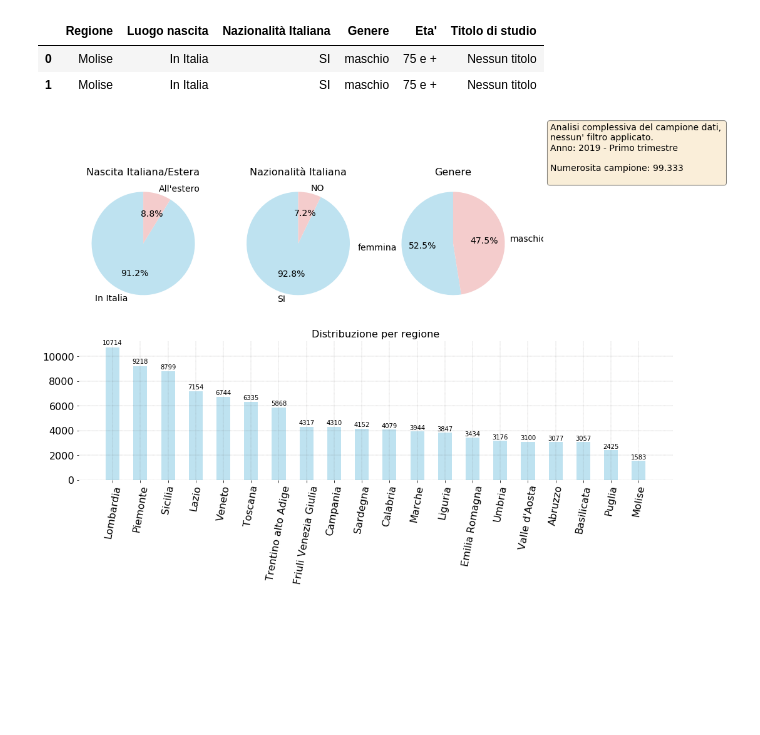
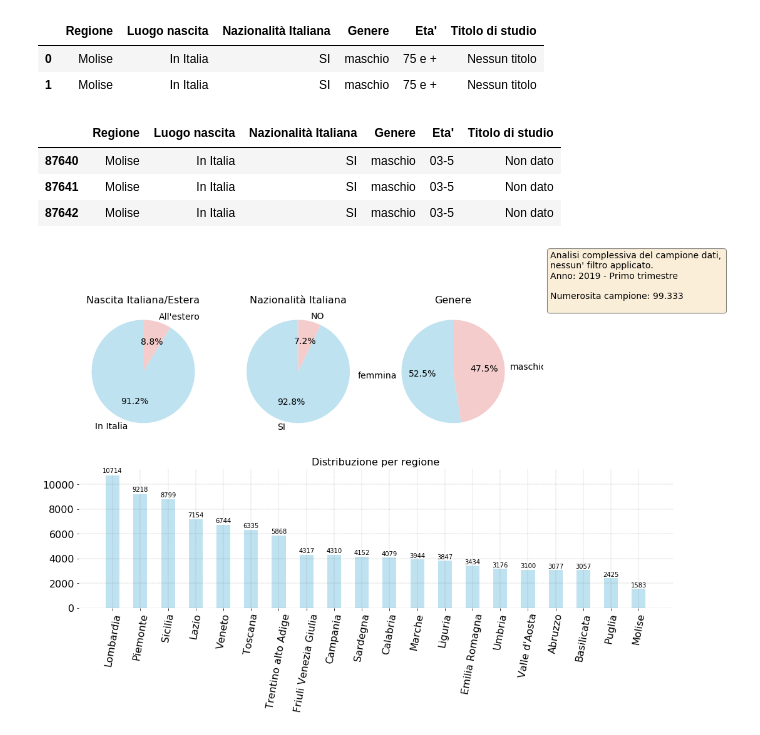
Before and after one commit to p-giovanni/ForzaLavoro, a Jupyter notebook: notebook/ForzaLavoro.ipynb, the cells around one changed output. Drawn from its saved outputs; the diff is of its cells as text; code cells hidden in the pictures; blank space fills up the shorter version.

```diff
--- a/notebook/ForzaLavoro.ipynb
+++ b/notebook/ForzaLavoro.ipynb
@@ -148,6 +166,15 @@ df_red.head(2)
 |  | Regione | Luogo nascita | Nazionalità Italiana | Genere | Eta' | Titolo di studio |
 | 0 | Molise | In Italia | SI | maschio | 75 e + | Nessun titolo |
 | 1 | Molise | In Italia | SI | maschio | 75 e + | Nessun titolo |
+# %%
+#mask = df_red["ETAM"].isin(["00"  ,"03"   ,"06"    ,"11"])
+mask = df_red["Eta'"].isin(["0-2" ,"03-5" ,"06-10" ,"11-14"])
+df_red[mask].head(3)
+# %% [output]
+|  | Regione | Luogo nascita | Nazionalità Italiana | Genere | Eta' | Titolo di studio |
+| 87640 | Molise | In Italia | SI | maschio | 03-5 | Non dato |
+| 87641 | Molise | In Italia | SI | maschio | 03-5 | Non dato |
+| 87642 | Molise | In Italia | SI | maschio | 03-5 | Non dato |
 # %%
 
 fig = plt.figure(figsize=(17, 9))
```
Also changed, not shown: parts of 11 cells of this notebook, 2 other files.
